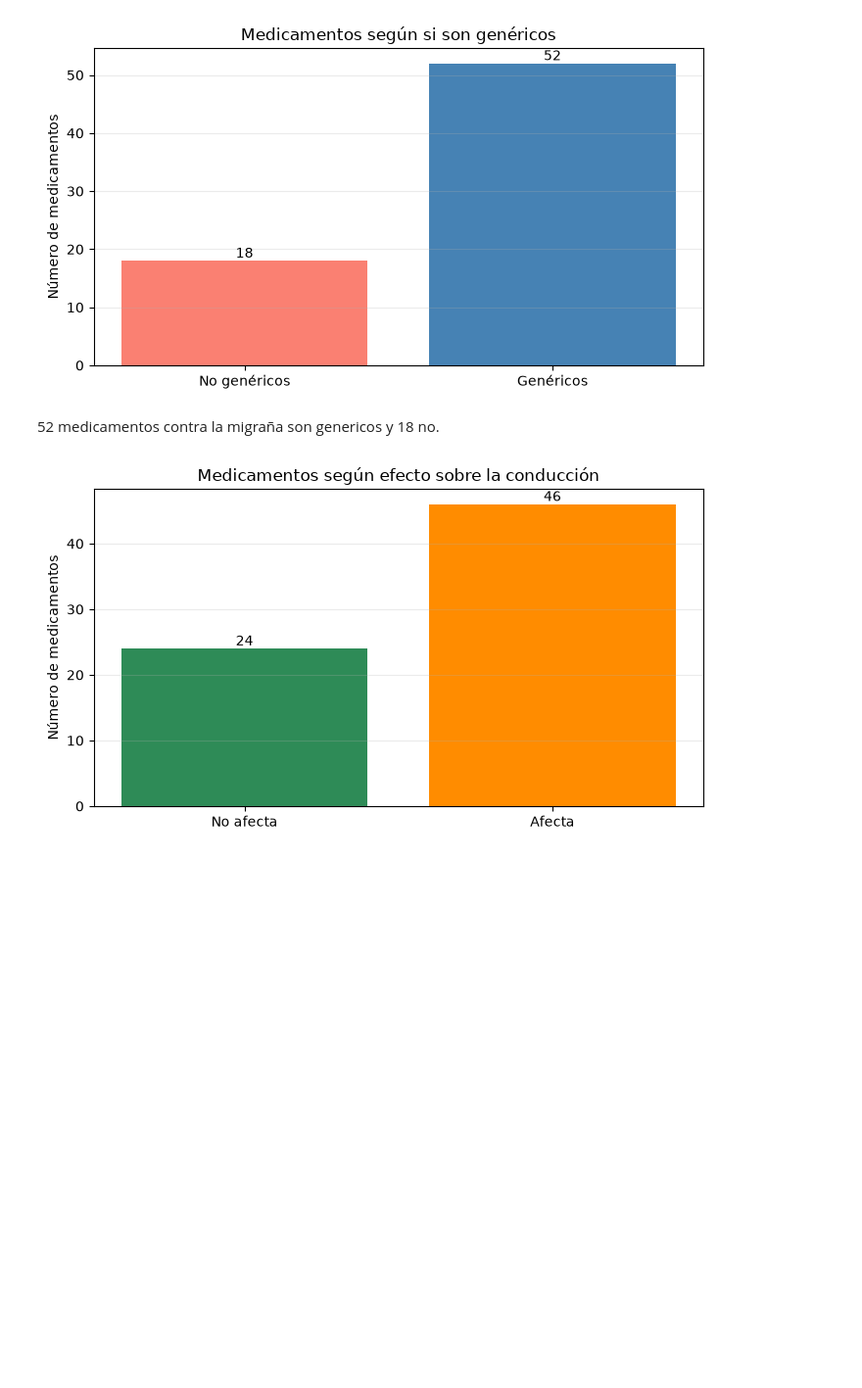
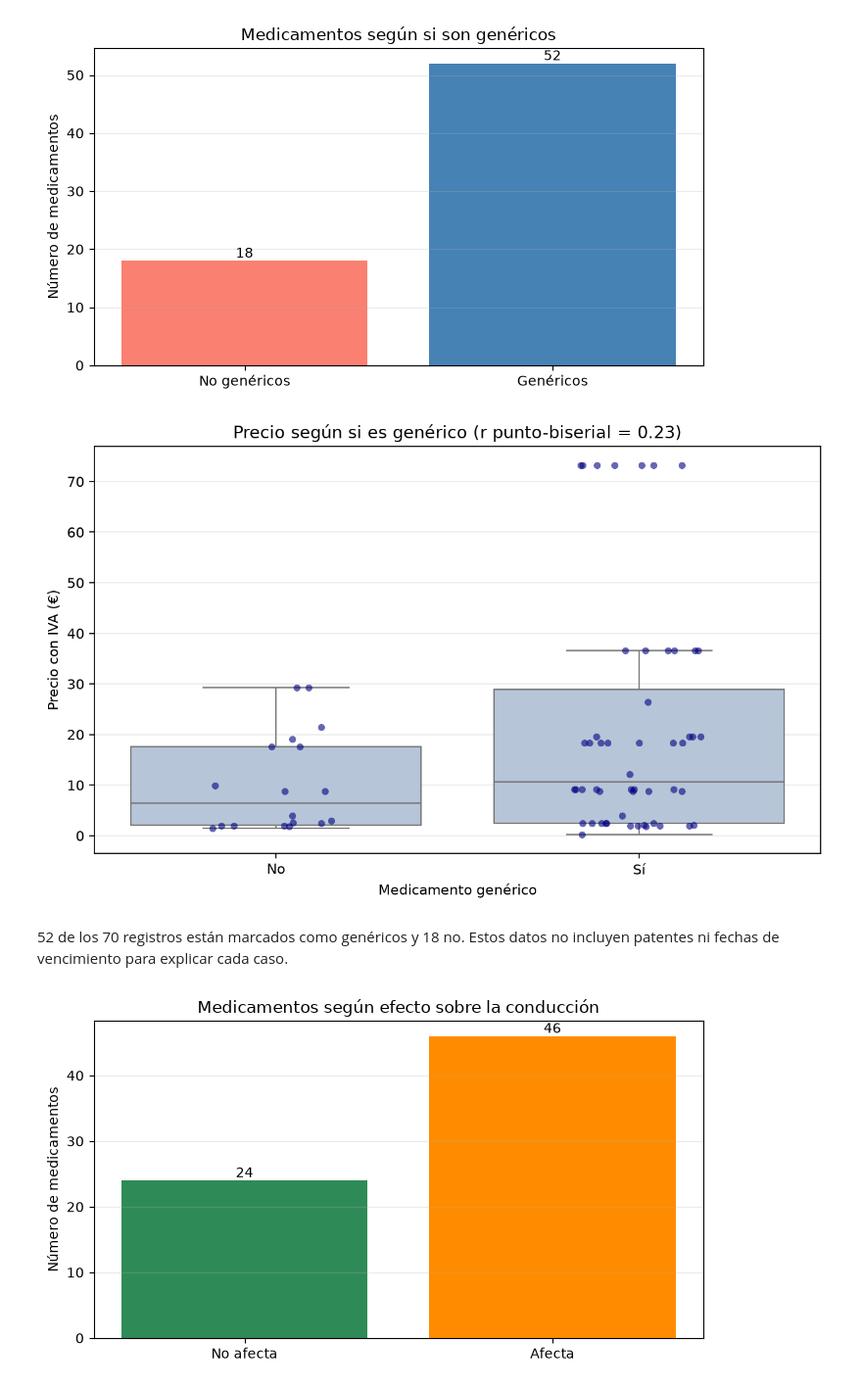
Before and after one commit to Chicloneo/Proyecto-Ingenieria-Dato, a Jupyter notebook: Notebooks/graficas.ipynb, the cells around one changed output. Shown at 98% size. Saved outputs shown, nothing was run; the diff lists cells and outputs as text; code cells hidden in the pictures; blank space fills up the shorter version.

```diff
--- a/Notebooks/graficas.ipynb
+++ b/Notebooks/graficas.ipynb
@@ -169,8 +147,59 @@ fig.tight_layout()
 plt.show()
 # %% [output]
 [figure]
+# %%
+from pathlib import Path
+import pandas as pd
+import matplotlib.pyplot as plt
+import seaborn as sns
+
+df_precio_generico = pd.read_excel("../src/data/HU4_EDA.xlsx")
+datos_precio_generico = df_precio_generico[
+    ["generico", "Precio venta al público con IVA"]
+].dropna()
+correlacion_precio_generico = datos_precio_generico["generico"].corr(
+    datos_precio_generico["Precio venta al público con IVA"]
+)
+
+fig, ax = plt.subplots(figsize=(8, 5))
+sns.boxplot(
+    data=datos_precio_generico,
+    x="generico",
+    y="Precio venta al público con IVA",
+    order=[0, 1],
+    showfliers=False,
+    color="lightsteelblue",
+    ax=ax,
+)
+sns.stripplot(
+    data=datos_precio_generico,
+    x="generico",
+    y="Precio venta al público con IVA",
+    order=[0, 1],
+    jitter=0.18,
+    alpha=0.6,
+    color="navy",
+    ax=ax,
+)
+ax.set(
+    title=f"Precio según si es genérico (r punto-biserial = {correlacion_precio_generico:.2f})",
+    xlabel="Medicamento genérico",
+    ylabel="Precio con IVA (€)",
+    xticks=[0, 1],
+    xticklabels=["No", "Sí"],
+)
+ax.grid(axis="y", alpha=0.25)
+fig.tight_layout()
+fig.savefig(
+    Path("../src/graficas/correlacion-precio-generico.png"),
+    dpi=160,
+    bbox_inches="tight",
+)
+plt.show()
+# %% [output]
+[figure, added]
 # %% [markdown]
-52 medicamentos contra la migraña son genericos y 18 no.
+52 de los 70 registros están marcados como genéricos y 18 no. Estos datos no incluyen patentes ni fechas de vencimiento para explicar cada caso.
 # %%
 conteo = df["afecta_conduccion"].value_counts().reindex([0, 1], fill_value=0)
 fig, ax = plt.subplots(figsize=(7, 4))
```
Also changed, not shown: parts of 30 cells of this notebook, 29 other files.
